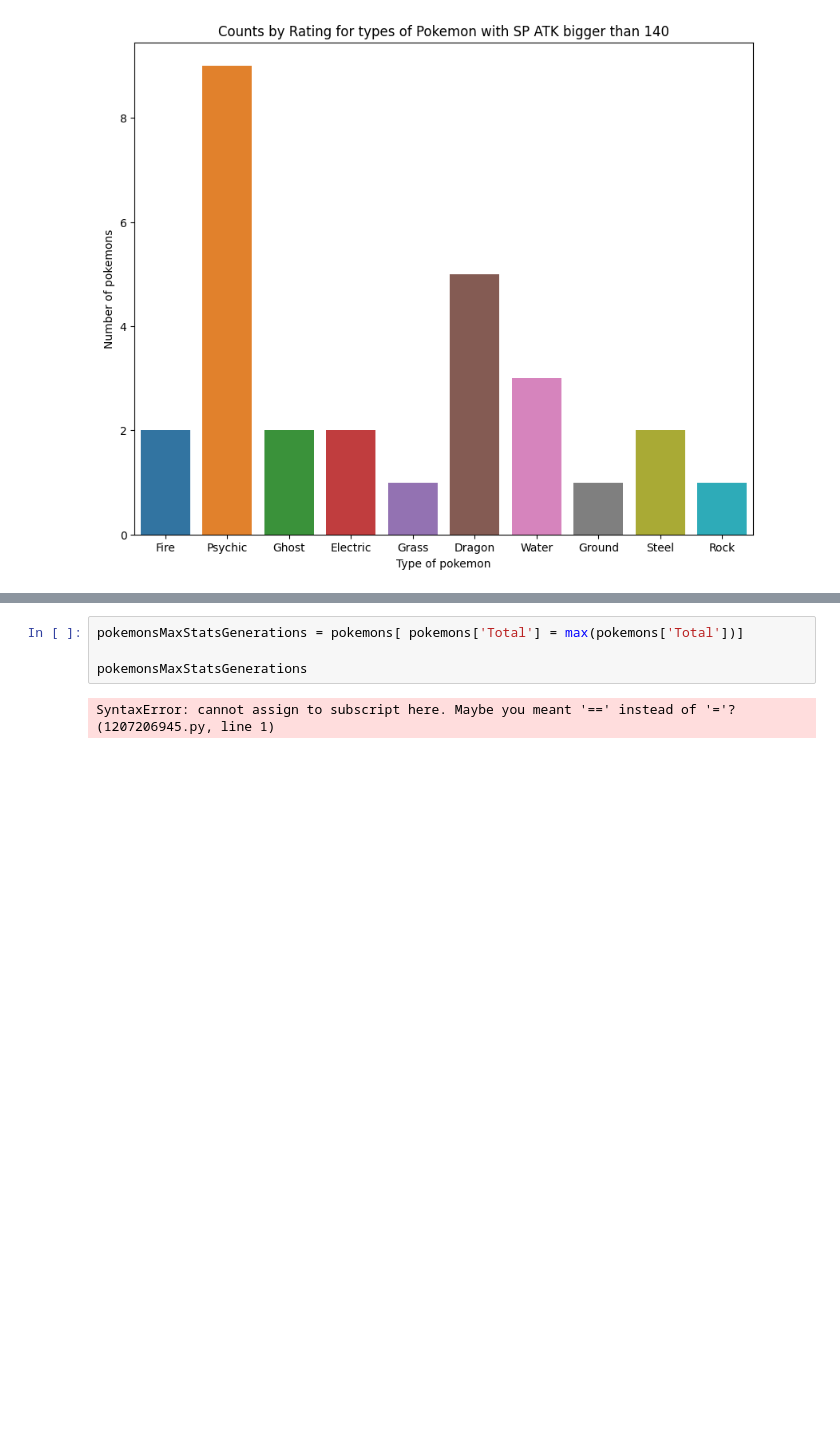
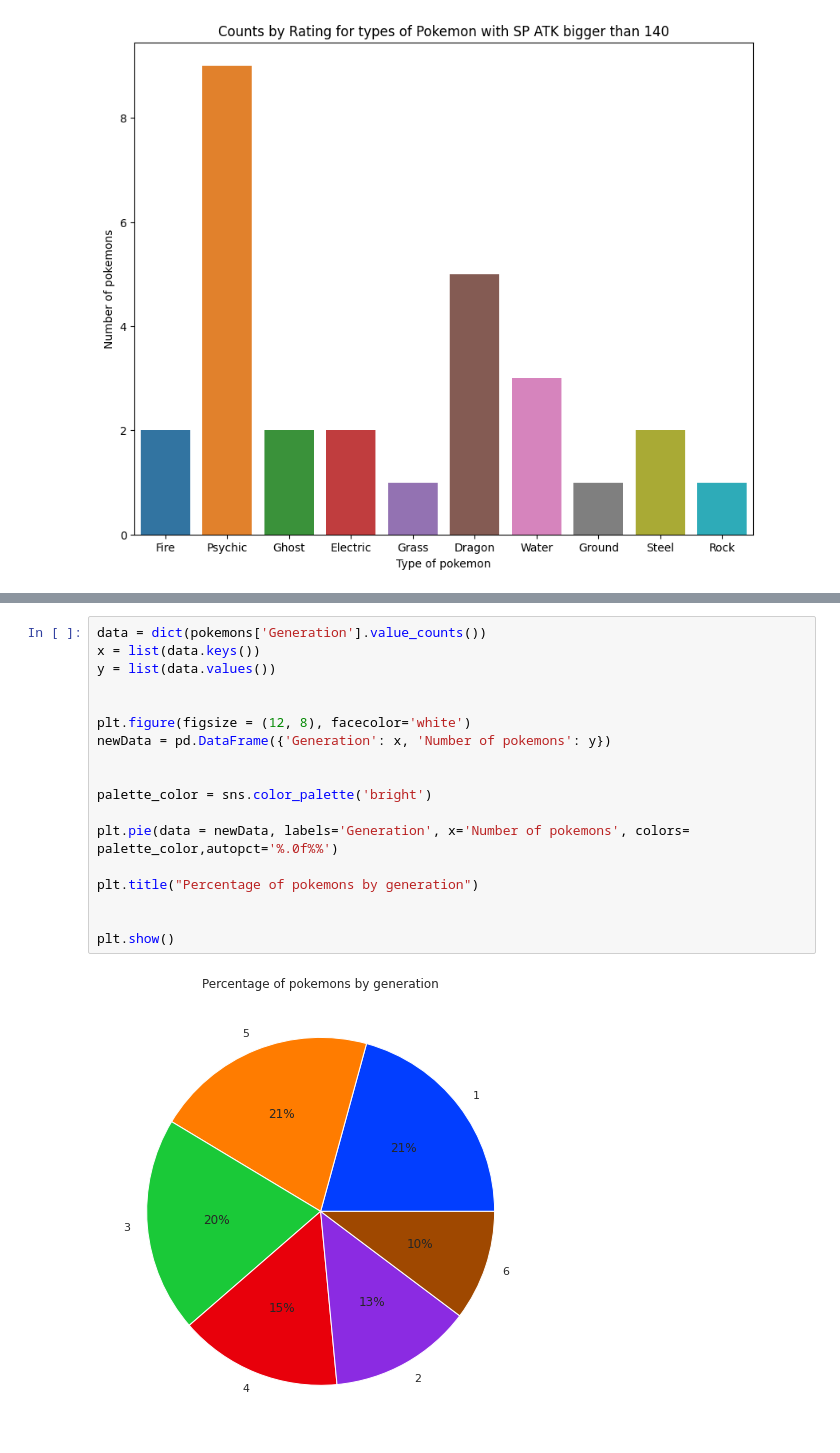
Before and after one commit to AHChaves/Trabalho-Final-Python, a Jupyter notebook: trabalho_final.ipynb, the cells around one changed output, grey strips where cells are left out. Saved outputs shown, nothing was run; the diff lists cells and outputs as text; blank space fills up the shorter version.

```diff
--- a/trabalho_final.ipynb
+++ b/trabalho_final.ipynb
@@ -81,6 +81,20 @@ plt.show()
-# %%
-pokemonsMaxStatsGenerations = pokemons[ pokemons['Total'] = max(pokemons['Total'])]
-
-pokemonsMaxStatsGenerations
-# %% [output]
-SyntaxError: cannot assign to subscript here. Maybe you meant '==' instead of '='? (1207206945.py, line 1)
+# %%
+data = dict(pokemons['Generation'].value_counts())
+x = list(data.keys())
+y = list(data.values())
+
+
+plt.figure(figsize = (12, 8), facecolor='white')
+newData = pd.DataFrame({'Generation': x, 'Number of pokemons': y})
+
+
+palette_color = sns.color_palette('bright')
+
+plt.pie(data = newData, labels='Generation', x='Number of pokemons', colors= palette_color,autopct='%.0f%%')
+
+plt.title("Percentage of pokemons by generation")
+
+
+plt.show()
+# %% [output]
+[figure, added]
```
Also changed, not shown: parts of 1 cell of this notebook.
